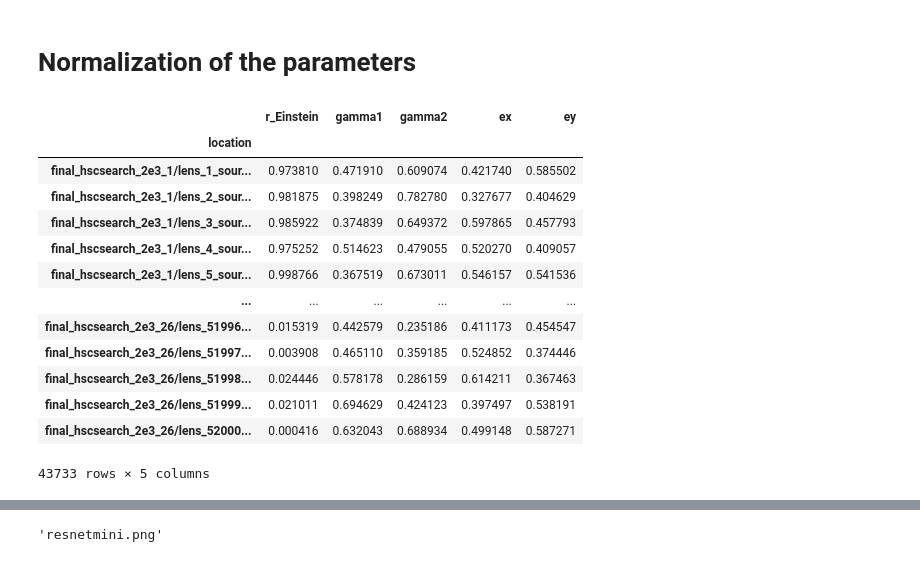
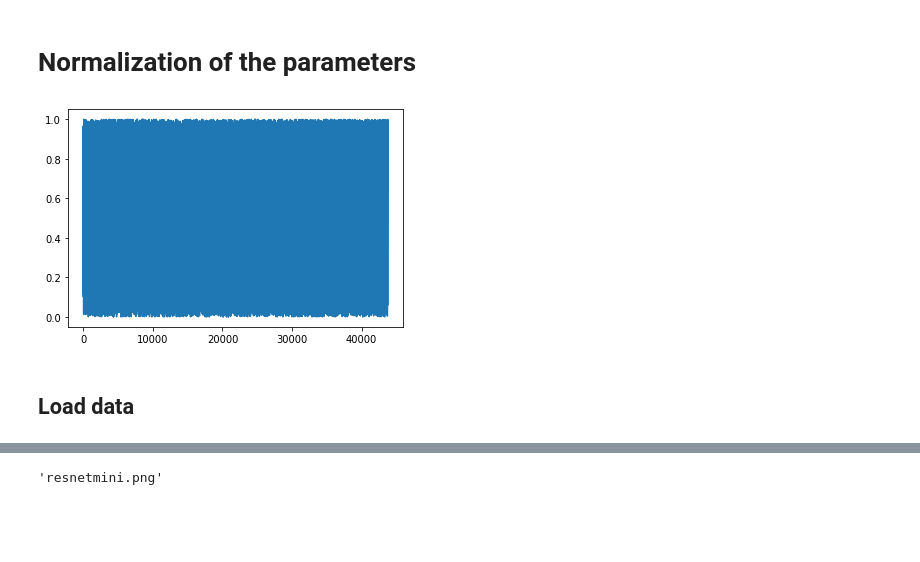
Before and after one commit to matthbatt/Deep-learning-gravitational-lensing, a Jupyter notebook: result.ipynb, the cells around one changed output, grey strips where cells are left out. Saved outputs shown, nothing was run; the diff lists cells and outputs as text; code cells hidden in the pictures; blank space fills up the shorter version.

```diff
--- a/result.ipynb
+++ b/result.ipynb
@@ -279,19 +269,4 @@ cols_to_norm = ['r_Einstein', 'gamma1', 'gamma2', 'ex', 'ey']
 
 dff[cols_to_norm] = (dff[cols_to_norm] - dff[cols_to_norm].min()) / (dff[cols_to_norm].max() - dff[cols_to_norm].min())
 # %%
-dff
+dff = dff.sample(frac=1, random_state=42)
-# %% [output]
-|  | r_Einstein | gamma1 | gamma2 | ex | ey |
-| location |  |  |  |  |  |
-| final_hscsearch_2e3_1/lens_1_sour... | 0.973810 | 0.471910 | 0.609074 | 0.421740 | 0.585502 |
-| final_hscsearch_2e3_1/lens_2_sour... | 0.981875 | 0.398249 | 0.782780 | 0.327677 | 0.404629 |
-| final_hscsearch_2e3_1/lens_3_sour... | 0.985922 | 0.374839 | 0.649372 | 0.597865 | 0.457793 |
-| final_hscsearch_2e3_1/lens_4_sour... | 0.975252 | 0.514623 | 0.479055 | 0.520270 | 0.409057 |
-| final_hscsearch_2e3_1/lens_5_sour... | 0.998766 | 0.367519 | 0.673011 | 0.546157 | 0.541536 |
-| ... | ... | ... | ... | ... | ... |
-| final_hscsearch_2e3_26/lens_51996... | 0.015319 | 0.442579 | 0.235186 | 0.411173 | 0.454547 |
-| final_hscsearch_2e3_26/lens_51997... | 0.003908 | 0.465110 | 0.359185 | 0.524852 | 0.374446 |
-| final_hscsearch_2e3_26/lens_51998... | 0.024446 | 0.578178 | 0.286159 | 0.614211 | 0.367463 |
-| final_hscsearch_2e3_26/lens_51999... | 0.021011 | 0.694629 | 0.424123 | 0.397497 | 0.538191 |
-| final_hscsearch_2e3_26/lens_52000... | 0.000416 | 0.632043 | 0.688934 | 0.499148 | 0.587271 |
-43733 rows × 5 columns
@@ -327,0 +273,7 @@ class LensDataset(Dataset):
+# %%
+plt.plot(dff.r_Einstein.values)
+plt.show()
+# %% [output]
+[figure, added]
+# %% [markdown]
+## Load data
```
Also changed, not shown: parts of 21 cells of this notebook, 2 other files.
